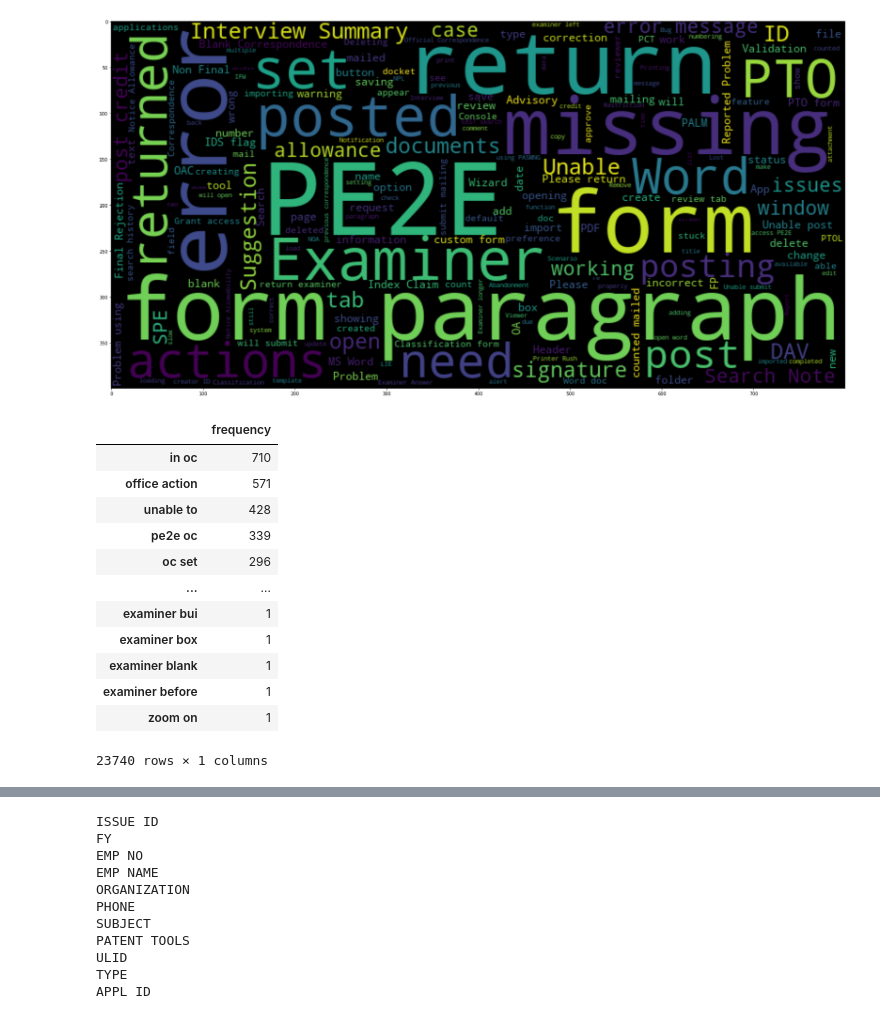
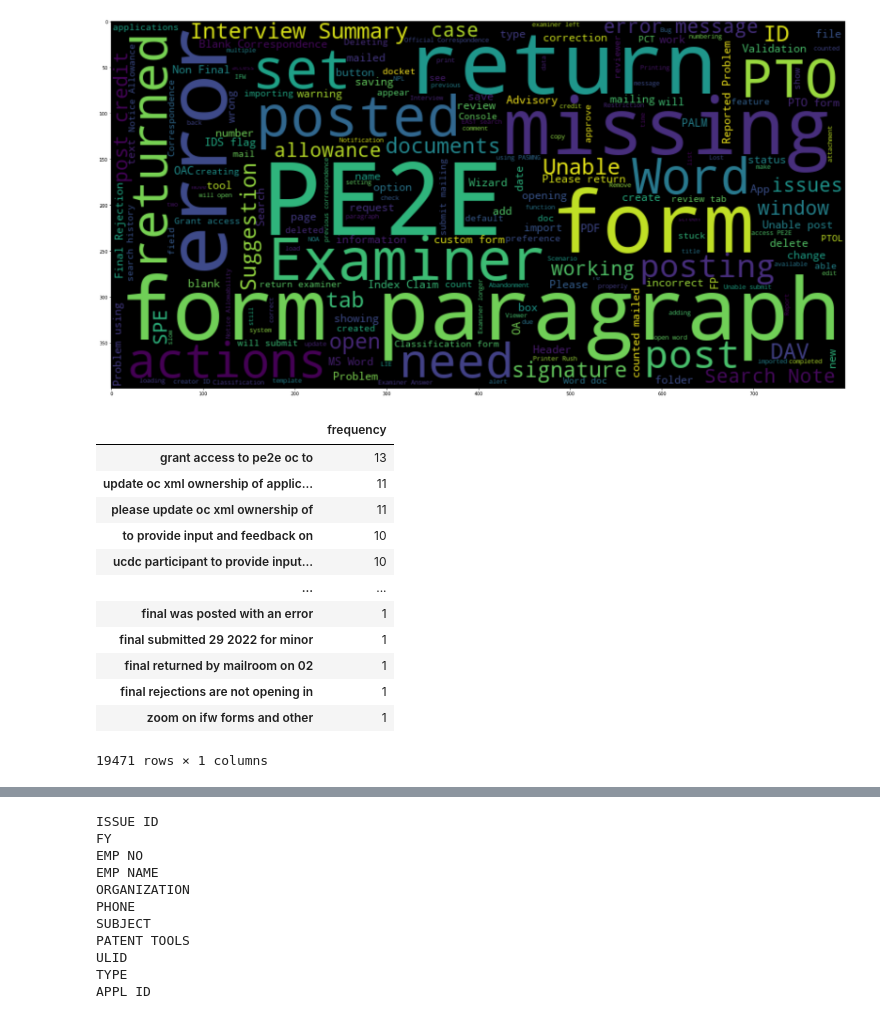
Before and after one commit to mharrisonbaker/PASM, a Jupyter notebook: PASM.ipynb, the cells around one changed output, grey strips where cells are left out. Saved outputs shown, nothing was run; the diff lists cells and outputs as text; code cells hidden in the pictures.

```diff
--- a/PASM.ipynb
+++ b/PASM.ipynb
@@ -67,22 +67,22 @@ plt.show()
 df2 = df[df['SUBJECT'].notna()]
 # %%
 from sklearn.feature_extraction.text import CountVectorizer
-word_vectorizer = CountVectorizer(ngram_range=(2,2), analyzer='word')
+word_vectorizer = CountVectorizer(ngram_range=(6,6), analyzer='word')
 sparse_matrix = word_vectorizer.fit_transform(df2['SUBJECT'])
 frequencies = sum(sparse_matrix).toarray()[0]
 df3=pd.DataFrame(frequencies, index=word_vectorizer.get_feature_names_out(), columns=['frequency'])
 df3.sort_values(['frequency'], ascending=False)
 # %% [output]
 |  | frequency |
-| in oc | 710 |
-| office action | 571 |
-| unable to | 428 |
-| pe2e oc | 339 |
-| oc set | 296 |
+| grant access to pe2e oc to | 13 |
+| update oc xml ownership of applic... | 11 |
+| please update oc xml ownership of | 11 |
+| to provide input and feedback on | 10 |
+| ucdc participant to provide input... | 10 |
 | ... | ... |
-| examiner bui | 1 |
-| examiner box | 1 |
-| examiner blank | 1 |
-| examiner before | 1 |
-| zoom on | 1 |
+| final was posted with an error | 1 |
+| final submitted 29 2022 for minor | 1 |
+| final returned by mailroom on 02 | 1 |
+| final rejections are not opening in | 1 |
+| zoom on ifw forms and other | 1 |
-23740 rows × 1 columns
+19471 rows × 1 columns
```
Also changed, not shown: parts of 1 cell of this notebook.
